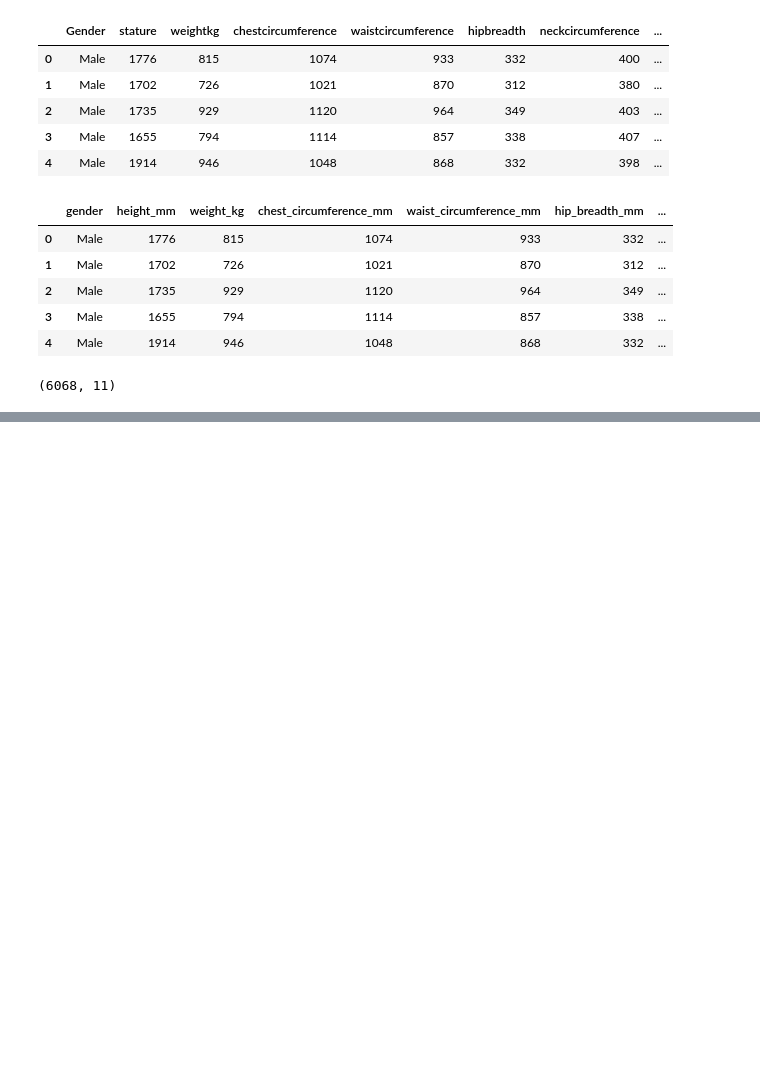
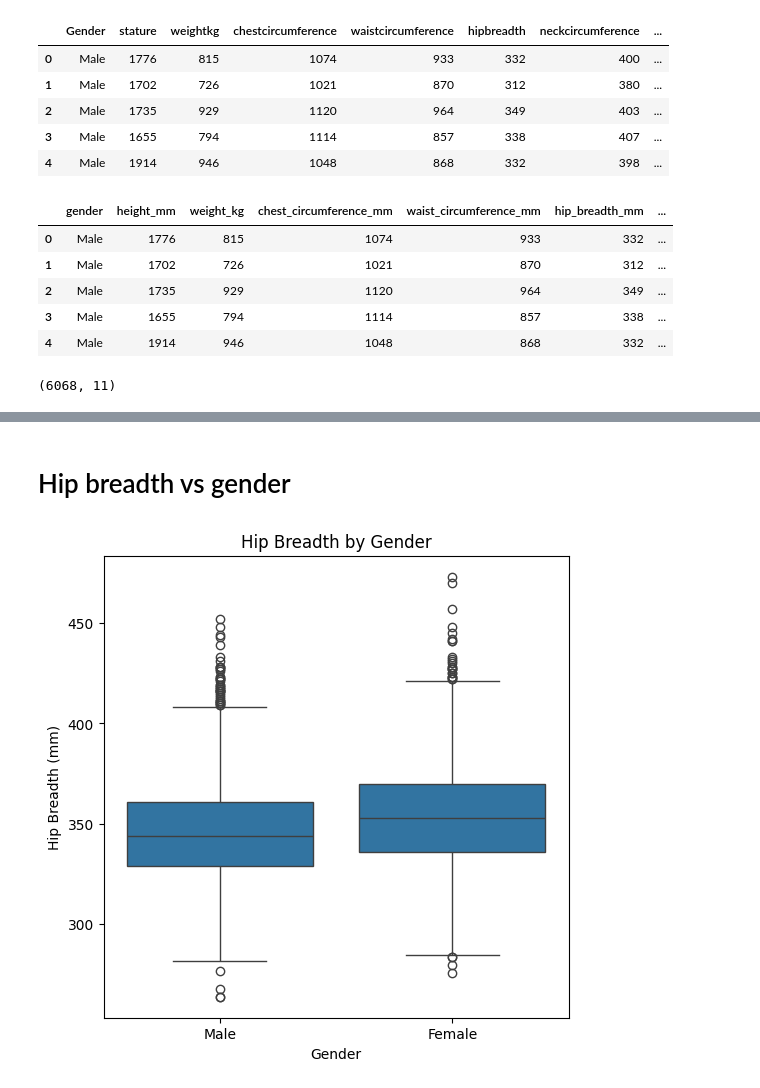
Before and after one commit to Twyla-art/CLOTHING-SIZE-RECOMMENDATION, a Jupyter notebook: clothing size recommendation.ipynb, the cells around one changed output, grey strips where cells are left out. Drawn from its saved outputs; the diff is of its cells as text; code cells hidden in the pictures; blank space fills up the shorter version.

```diff
--- a/clothing size recommendation.ipynb
+++ b/clothing size recommendation.ipynb
@@ -342,0 +408,16 @@ df.shape
+# %% [markdown]
+# Hip breadth vs gender
+# %%
+# Hip breadth by gender
+
+plt.figure(figsize=(6,6))
+
+sns.boxplot(x="gender", y="hip_breadth_mm", data=df)
+
+plt.title("Hip Breadth by Gender")
+plt.xlabel("Gender")
+plt.ylabel("Hip Breadth (mm)")
+
+plt.show()
+# %% [output]
+[figure, added]
```
Also changed, not shown: parts of 15 cells of this notebook.
